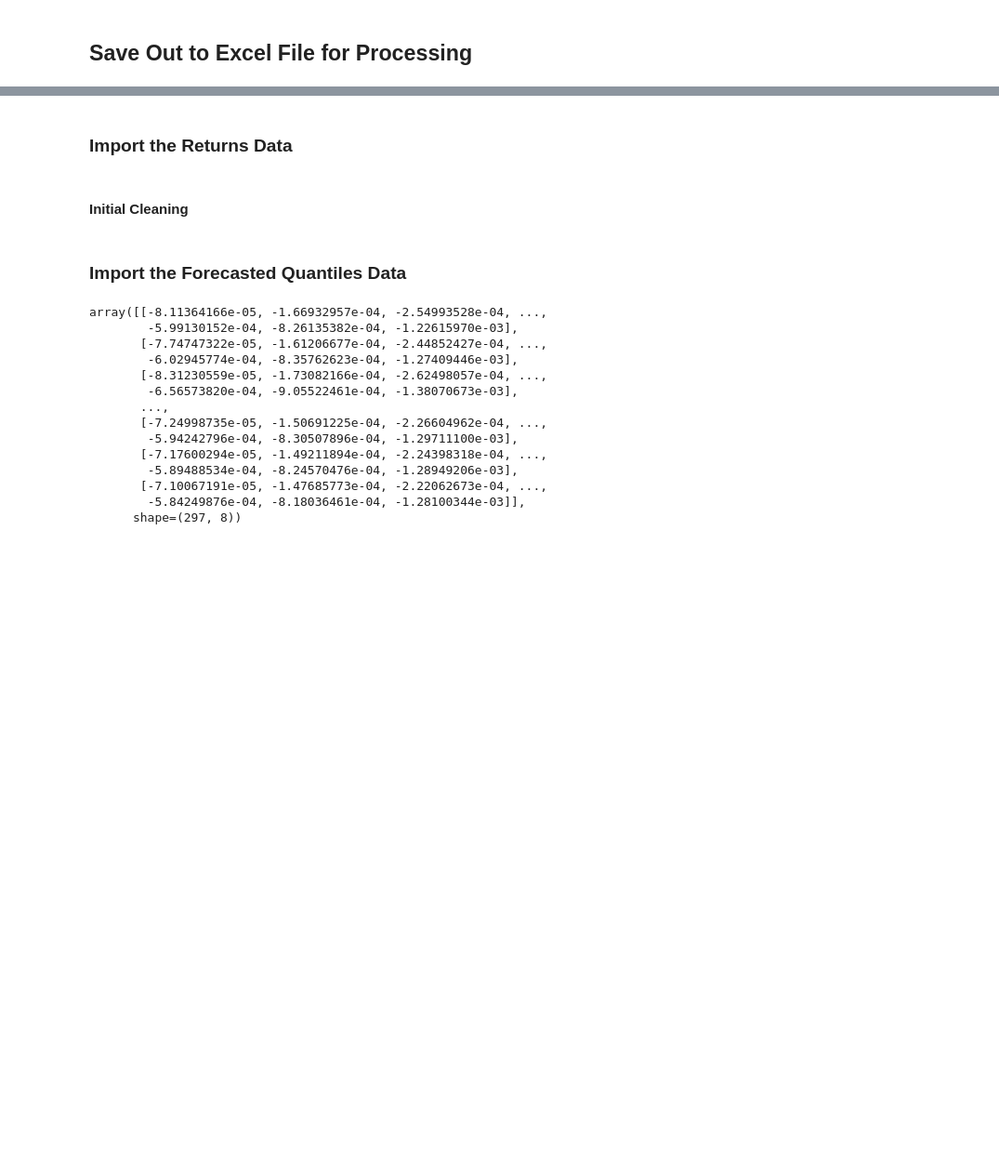
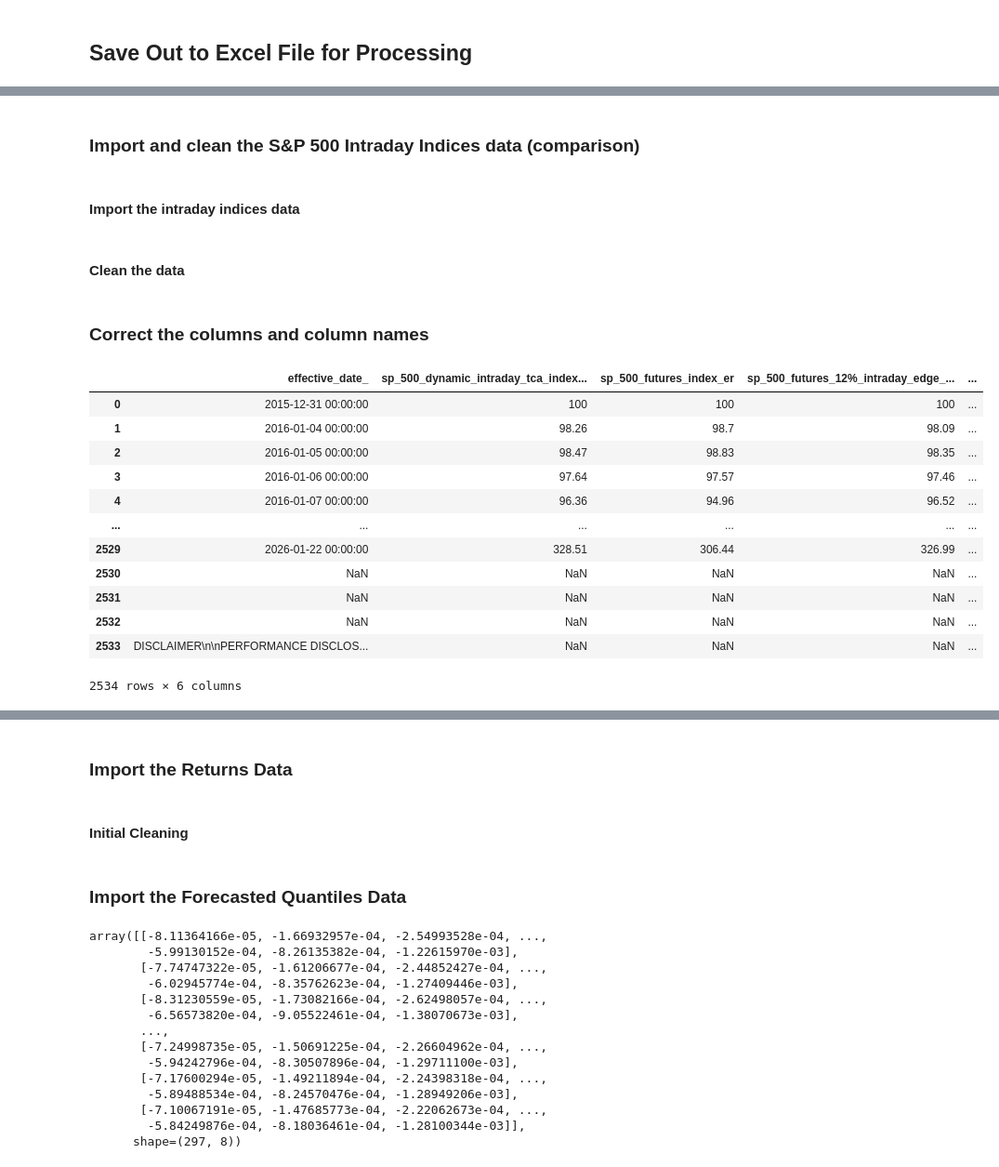
Before and after one commit to danielhalm1407/Risk-Control-Using-a-Bayesian-Joint-Quantile-Time-Series-Model-For-Asset-Returns, a Jupyter notebook: notebooks/NB02_Backtest_Intraday.ipynb, the cells around one changed output, grey strips where cells are left out. Shown at 93% size. Drawn from its saved outputs; the diff is of its cells as text; code cells hidden in the pictures; blank space fills up the shorter version.

```diff
--- a/notebooks/NB02_Backtest_Intraday.ipynb
+++ b/notebooks/NB02_Backtest_Intraday.ipynb
@@ -429,0 +419,4 @@ spx_excel_intraday.to_excel("../data/intermediate_input/spx_intraday_returns.xls
+# %% [markdown]
+### Import and clean the S&P 500 Intraday Indices data (comparison)
+# %% [markdown]
+#### Import the intraday indices data
@@ -429,0 +425,34 @@ spx_excel_intraday.to_excel("../data/intermediate_input/spx_intraday_returns.xls
+# %% [markdown]
+#### Clean the data
+# %% [markdown]
+### Correct the columns and column names
+# %%
+# set the columns to correctly be the items in the 6th row
+intraday_index_levels.columns = intraday_index_levels.iloc[5]
+
+#drop all those rows not needed anymore
+intraday_index_levels = intraday_index_levels.drop(index=[0,1,2,3,4,5]).reset_index().drop('index', axis=1)
+
+# change the column names to be in lowercase with underscores instead of spaces
+intraday_index_levels.columns = [col.lower().replace(' ', '_') for col in intraday_index_levels.columns]
+
+# remove "&" and ( or ) from column names
+intraday_index_levels.columns = [col.replace('&', '') for col in intraday_index_levels.columns]
+intraday_index_levels.columns = [col.replace('(', '') for col in intraday_index_levels.columns]
+intraday_index_levels.columns = [col.replace(')', '') for col in intraday_index_levels.columns]
+
+intraday_index_levels
+# %% [output]
+|  | effective_date_ | sp_500_dynamic_intraday_tca_index... | sp_500_futures_index_er | sp_500_futures_12%_intraday_edge_... | ... |
+| 0 | 2015-12-31 00:00:00 | 100 | 100 | 100 | ... |
+| 1 | 2016-01-04 00:00:00 | 98.26 | 98.7 | 98.09 | ... |
+| 2 | 2016-01-05 00:00:00 | 98.47 | 98.83 | 98.35 | ... |
+| 3 | 2016-01-06 00:00:00 | 97.64 | 97.57 | 97.46 | ... |
+| 4 | 2016-01-07 00:00:00 | 96.36 | 94.96 | 96.52 | ... |
+| ... | ... | ... | ... | ... | ... |
+| 2529 | 2026-01-22 00:00:00 | 328.51 | 306.44 | 326.99 | ... |
+| 2530 | NaN | NaN | NaN | NaN | ... |
+| 2531 | NaN | NaN | NaN | NaN | ... |
+| 2532 | NaN | NaN | NaN | NaN | ... |
+| 2533 | DISCLAIMER\n\nPERFORMANCE DISCLOS... | NaN | NaN | NaN | ... |
+2534 rows × 6 columns
```
Also changed, not shown: parts of 61 cells of this notebook, 3 other files.
